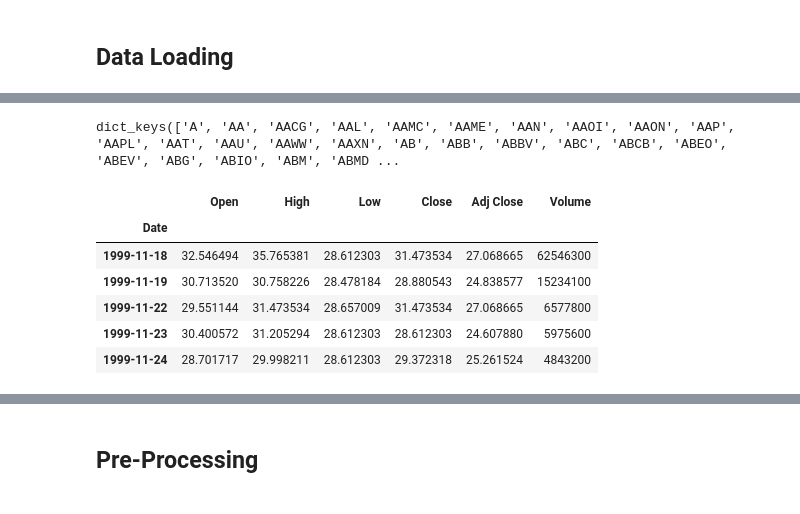
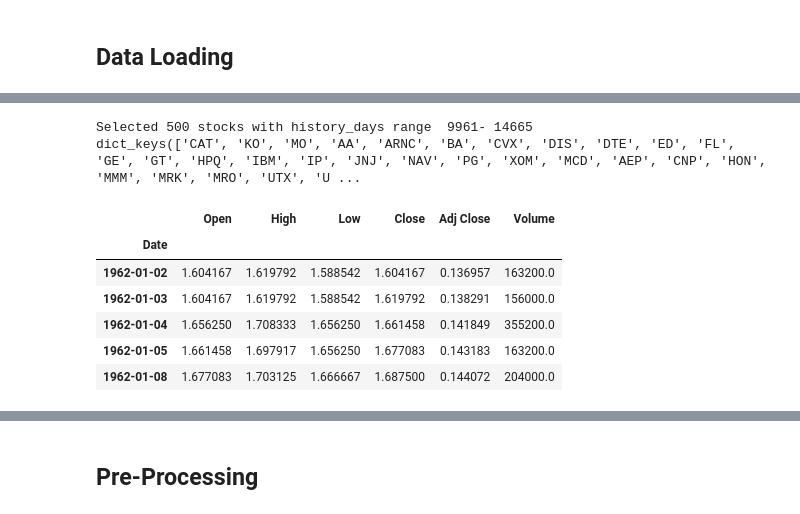
Before and after one commit to sungje-park/ee559-final-project, a Jupyter notebook: data_processing.ipynb, the cells around one changed output, grey strips where cells are left out. Saved outputs shown, nothing was run; the diff lists cells and outputs as text; code cells hidden in the pictures.

```diff
--- a/data_processing.ipynb
+++ b/data_processing.ipynb
@@ -28,29 +28,84 @@ Number of stocks: 5884
 | 5 | Y | AAL | American Airlines Group, Inc. - C... | Q | Q | N | 100.0 | ... |
 | 6 | Y | AAMC | Altisource Asset Management Corp Com | A |  | N | 100.0 | ... |
 # %%
+from pathlib import Path
+
 def clean_symbol(symbol):
     return symbol
+
+def load_random_stock_data(stocks, num_stocks=10):
+    data = {}
+    selected_stocks = stocks.sample(n=num_stocks, random_state=1234)
+    for symbol in selected_stocks['NASDAQ Symbol']:
+        symbol = clean_symbol(symbol)
+        df = pd.read_csv(f'archive/stocks/{symbol}.csv', parse_dates=['Date'])
+        df.set_index('Date', inplace=True)
+        df.sort_index(inplace=True)
+        data[symbol] = df
+    return data
+
+def load_long_history_stock_data(stocks, num_stocks=10):
+    """Select stocks using only date coverage, then load their full histories."""
+    coverage_rows = []
+    for symbol in stocks['NASDAQ Symbol']:
+        symbol = clean_symbol(symbol)
+        path = Path(f'archive/stocks/{symbol}.csv')
+
+        date_frame = pd.read_csv(path, usecols=['Date'], parse_dates=['Date'])
+        dates = date_frame['Date'].dropna()
+        coverage_rows.append({
+            'symbol': symbol,
+            'history_days': dates.nunique(),
+            'start_date': dates.min(),
+            'end_date': dates.max(),
+        })
+
+    coverage = pd.DataFrame(coverage_rows)
+
+    coverage = coverage.sort_values(
+        ['history_days', 'end_date', 'start_date', 'symbol'],
+        ascending=[False, False, True, True],
+    )
+    selected = coverage.head(num_stocks).copy()
+
+    data = {}
+    for symbol in selected['symbol']:
+        df = pd.read_csv(f'archive/stocks/{symbol}.csv', parse_dates=['Date'])
+        df.set_index('Date', inplace=True)
+        df.sort_index(inplace=True)
+        data[symbol] = df
+
+    print(
+        f"Selected {len(selected)} stocks with history_days range ",
+        f"{selected['history_days'].min()}-",
+        f"{selected['history_days'].max()}"
+    )
+    return data
 
 def load_stock_data(symbols):
     data = {}
     for symbol in symbols:
         symbol = clean_symbol(symbol)
         df = pd.read_csv(f'archive/stocks/{symbol}.csv', parse_dates=['Date'])
         df.set_index('Date', inplace=True)
+        df.sort_index(inplace=True)
         data[symbol] = df
     return data
-stock_data = load_stock_data(stocks['NASDAQ Symbol'][:100])
+
+# stock_data = load_stock_data(stocks['NASDAQ Symbol'][:100])
+stock_data = load_long_history_stock_data(stocks, num_stocks=500)
 print(stock_data.keys())
-stock_data['A'].head()
+stock_data[list(stock_data.keys())[0]].head()
 # %% [output]
-dict_keys(['A', 'AA', 'AACG', 'AAL', 'AAMC', 'AAME', 'AAN', 'AAOI', 'AAON', 'AAP', 'AAPL', 'AAT', 'AAU', 'AAWW', 'AAXN', 'AB', 'ABB', 'ABBV', 'ABC', 'ABCB', 'ABEO', 'ABEV', 'ABG', 'ABIO', 'ABM', 'ABMD ...
+Selected 500 stocks with history_days range  9961- 14665
+dict_keys(['CAT', 'KO', 'MO', 'AA', 'ARNC', 'BA', 'CVX', 'DIS', 'DTE', 'ED', 'FL', 'GE', 'GT', 'HPQ', 'IBM', 'IP', 'JNJ', 'NAV', 'PG', 'XOM', 'MCD', 'AEP', 'CNP', 'HON', 'MMM', 'MRK', 'MRO', 'UTX', 'U ...
 |  | Open | High | Low | Close | Adj Close | Volume |
 | Date |  |  |  |  |  |  |
-| 1999-11-18 | 32.546494 | 35.765381 | 28.612303 | 31.473534 | 27.068665 | 62546300 |
-| 1999-11-19 | 30.713520 | 30.758226 | 28.478184 | 28.880543 | 24.838577 | 15234100 |
-| 1999-11-22 | 29.551144 | 31.473534 | 28.657009 | 31.473534 | 27.068665 | 6577800 |
-| 1999-11-23 | 30.400572 | 31.205294 | 28.612303 | 28.612303 | 24.607880 | 5975600 |
-| 1999-11-24 | 28.701717 | 29.998211 | 28.612303 | 29.372318 | 25.261524 | 4843200 |
+| 1962-01-02 | 1.604167 | 1.619792 | 1.588542 | 1.604167 | 0.136957 | 163200.0 |
+| 1962-01-03 | 1.604167 | 1.619792 | 1.588542 | 1.619792 | 0.138291 | 156000.0 |
+| 1962-01-04 | 1.656250 | 1.708333 | 1.656250 | 1.661458 | 0.141849 | 355200.0 |
+| 1962-01-05 | 1.661458 | 1.697917 | 1.656250 | 1.677083 | 0.143183 | 163200.0 |
+| 1962-01-08 | 1.677083 | 1.703125 | 1.666667 | 1.687500 | 0.144072 | 204000.0 |
 # %%
 stock_data_combined = pd.concat(stock_data, axis=1, keys=stock_data.keys())
 stock_data_combined.head()
```
Also changed, not shown: parts of 16 cells of this notebook, 19 other files.
